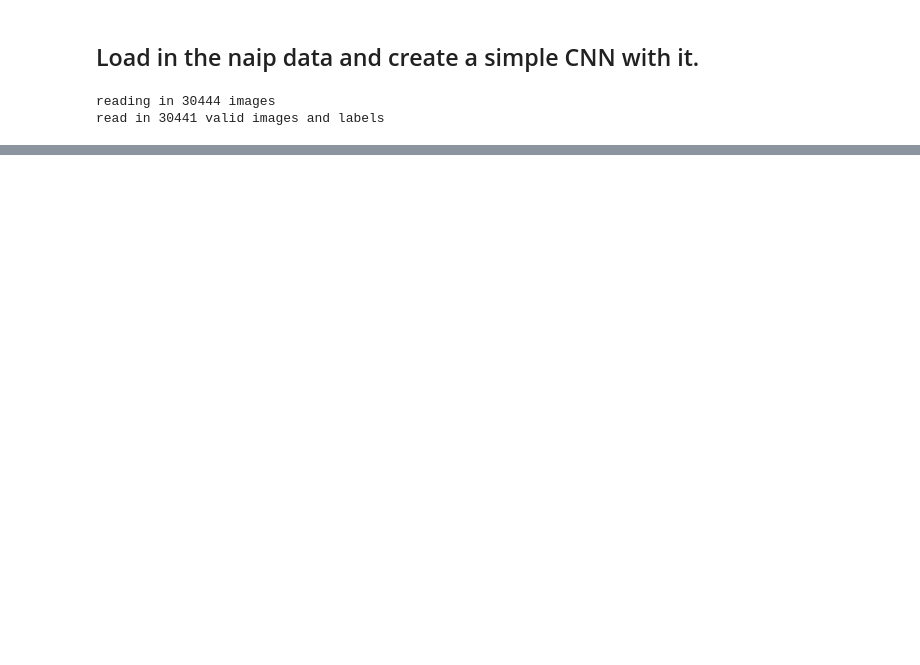
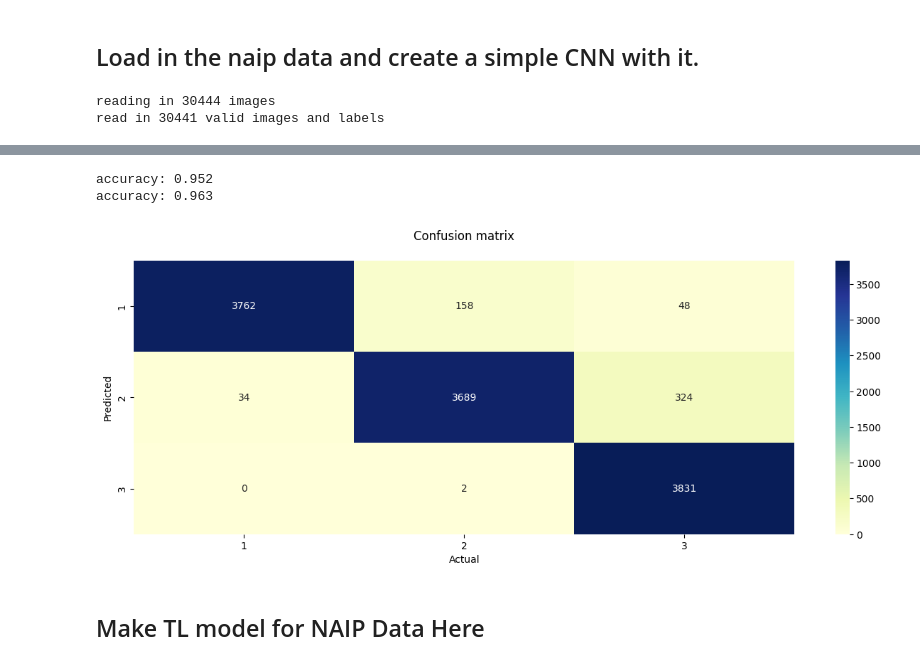
Before and after one commit to tylerjmwhit/Canopy_Damage_segmentation, a Jupyter notebook: dataset_classification.ipynb, the cells around one changed output, grey strips where cells are left out. Cells and saved outputs as stored; diff of their text form; code cells hidden in the pictures; blank space fills up the shorter version.

```diff
--- a/dataset_classification.ipynb
+++ b/dataset_classification.ipynb
@@ -182,0 +438,14 @@ hp.plot_loss(history)
+# %%
+# Get accuracy after training the NAIP model once
+test_first = hp.get_test_accuracy(model, test_images, test_labels)
+train_first = hp.get_train_accuracy(model, train_images, train_labels)
+# %% [output]
+accuracy: 0.952
+accuracy: 0.963
+# %%
+# Plot confusion matrix for naip data here
+hp.conf_mat(model, test_images, test_labels)
+# %% [output]
+[figure, added]
+# %% [markdown]
+## Make TL model for NAIP Data Here
```
Also changed, not shown: parts of 50 cells of this notebook, 1 other file.
